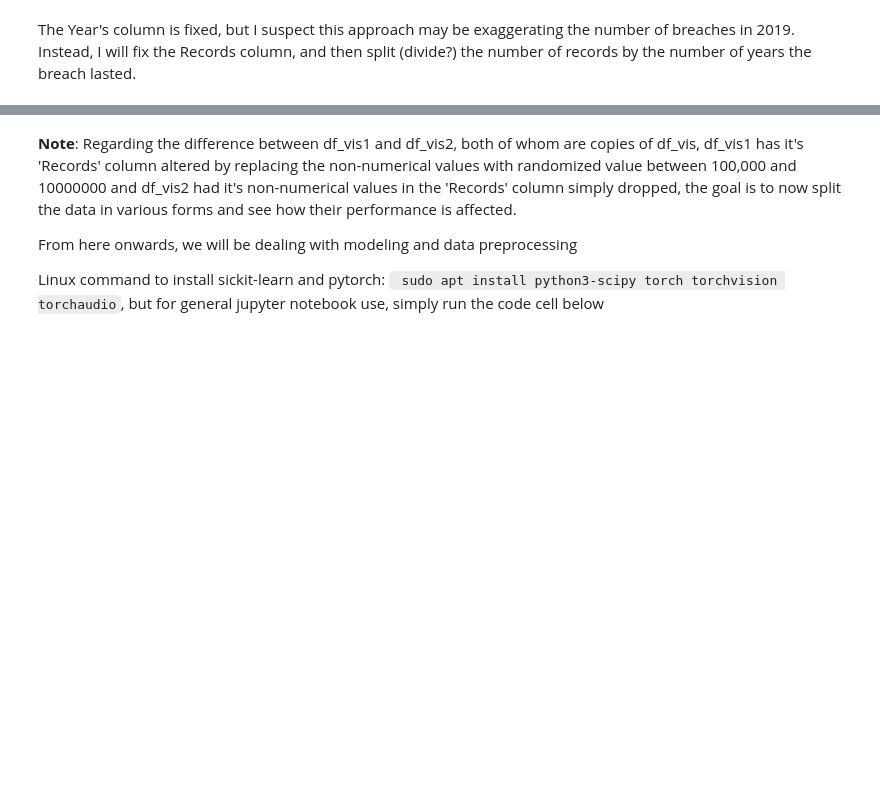
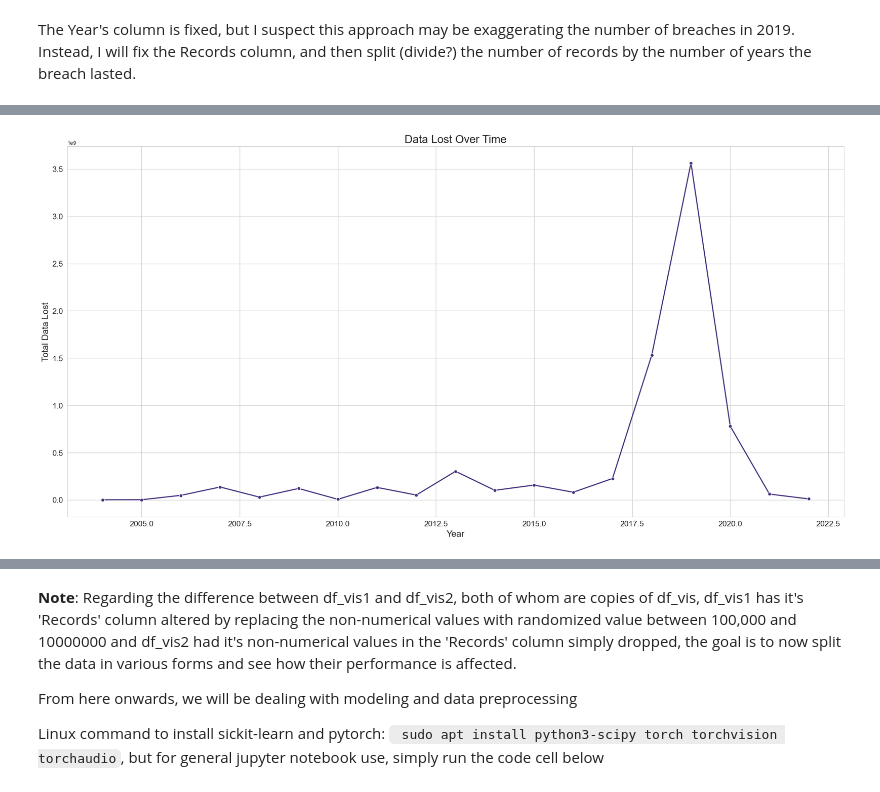
Before and after one commit to DeveloperMindset123/Accenture3A_Project, a Jupyter notebook: Accenture_3A_Ayan.ipynb, the cells around one changed output, grey strips where cells are left out. Saved outputs shown, nothing was run; the diff lists cells and outputs as text; code cells hidden in the pictures; blank space fills up the shorter version.

```diff
--- a/Accenture_3A_Ayan.ipynb
+++ b/Accenture_3A_Ayan.ipynb
@@ -324,3 +1030,34 @@ array(['healthcare', 'social_networking', 'tech', 'advertising',
+# %%
+import seaborn as sns
+
+# Set a custom seaborn style
+sns.set_style("whitegrid")
+sns.set_palette("viridis")
+
+# Group the data by the year and sum the records of each year
+data_lost_over_time = df_vis.groupby('Year')['Records'].sum()
+
+# Convert the years to whole numbers
+data_lost_over_time.index = data_lost_over_time.index.astype(int)
+
+# Create a line plot using seaborn
+plt.figure(figsize=(25, 12))
+sns.lineplot(x=data_lost_over_time.index, y=data_lost_over_time.values, marker='o', linewidth=2)
+
+# Additional components for better visuals
+plt.title("Data Lost Over Time", fontsize=20)
+plt.xlabel("Year", fontsize=16)
+plt.ylabel("Total Data Lost", fontsize=16)
+plt.xticks(fontsize=14)
+plt.yticks(fontsize=14)
+
+# Save the plot as 'records_line_plot.png' in the visualization_graphs directory
+plt.savefig('visualization_graphs/records_line_plot.png', bbox_inches='tight', pad_inches=0.1)
+
+# Show the graph
+plt.show()
+# %% [output]
+[figure, added]
 # %%
 le = LabelEncoder()  #perform label encoding on the organization_type, the copy of df_vis
 
```
Also changed, not shown: parts of 55 cells of this notebook, 6 other files.
